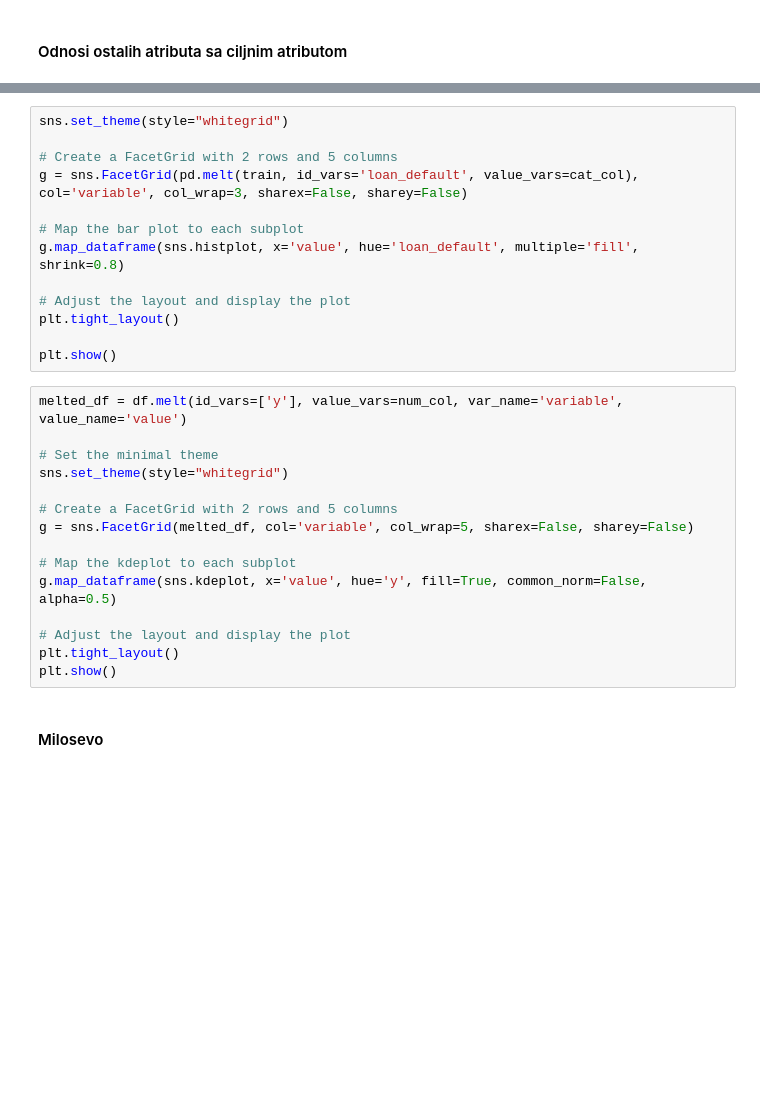
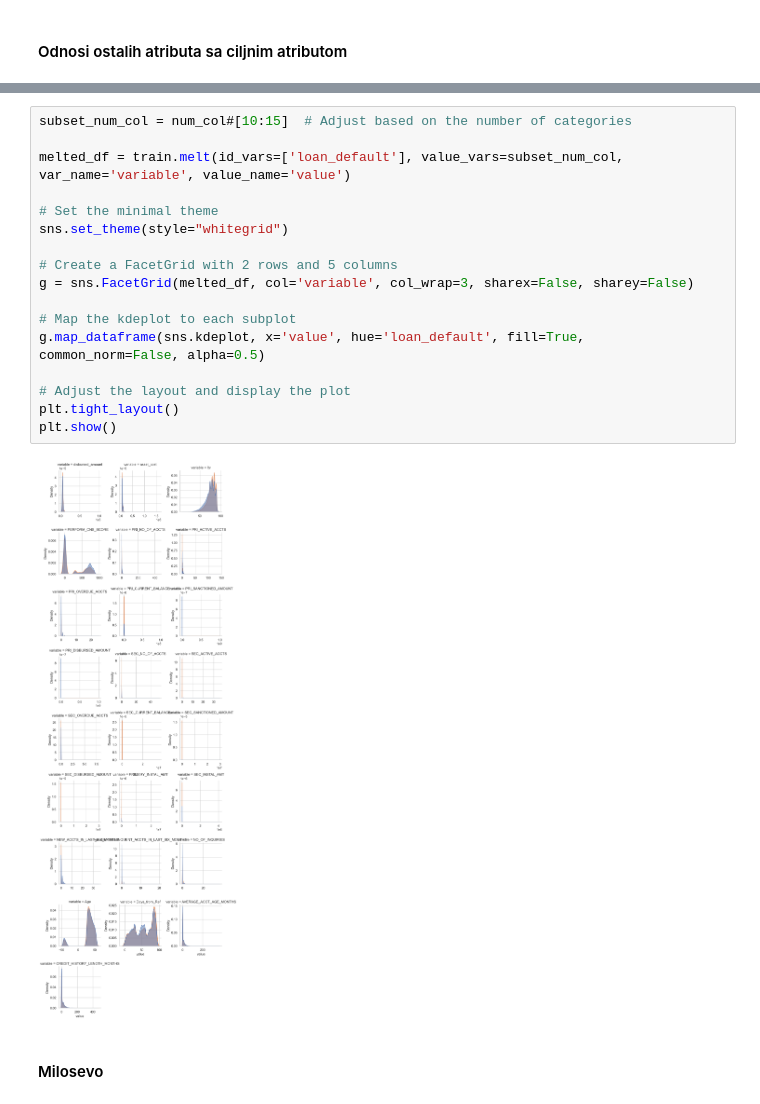
Before and after one commit to olimpijada72/car_loan_default, a Jupyter notebook: miron_projekat.ipynb, the cells around one changed output, grey strips where cells are left out. Cells and saved outputs as stored; diff of their text form; blank space fills up the shorter version.

```diff
--- a/miron_projekat.ipynb
+++ b/miron_projekat.ipynb
@@ -304,31 +481,22 @@ plt.show()
 # %%
+subset_num_col = num_col#[10:15]  # Adjust based on the number of categories
+
+melted_df = train.melt(id_vars=['loan_default'], value_vars=subset_num_col, var_name='variable', value_name='value')
+
+# Set the minimal theme
 sns.set_theme(style="whitegrid")
 
 # Create a FacetGrid with 2 rows and 5 columns
-g = sns.FacetGrid(pd.melt(train, id_vars='loan_default', value_vars=cat_col), col='variable', col_wrap=3, sharex=False, sharey=False)
+g = sns.FacetGrid(melted_df, col='variable', col_wrap=3, sharex=False, sharey=False)
 
-# Map the bar plot to each subplot
-g.map_dataframe(sns.histplot, x='value', hue='loan_default', multiple='fill', shrink=0.8)
+# Map the kdeplot to each subplot
+g.map_dataframe(sns.kdeplot, x='value', hue='loan_default', fill=True, common_norm=False, alpha=0.5)
 
 # Adjust the layout and display the plot
 plt.tight_layout()
-
 plt.show()
+# %% [output]
+[figure, added]
-# %%
-melted_df = df.melt(id_vars=['y'], value_vars=num_col, var_name='variable', value_name='value')
-
-# Set the minimal theme
-sns.set_theme(style="whitegrid")
-
-# Create a FacetGrid with 2 rows and 5 columns
-g = sns.FacetGrid(melted_df, col='variable', col_wrap=5, sharex=False, sharey=False)
-
-# Map the kdeplot to each subplot
-g.map_dataframe(sns.kdeplot, x='value', hue='y', fill=True, common_norm=False, alpha=0.5)
-
-# Adjust the layout and display the plot
-plt.tight_layout()
-plt.show()
 # %% [markdown]
 #### Milosevo
 # %%
```
Also changed, not shown: parts of 51 cells of this notebook, 1 other file.
